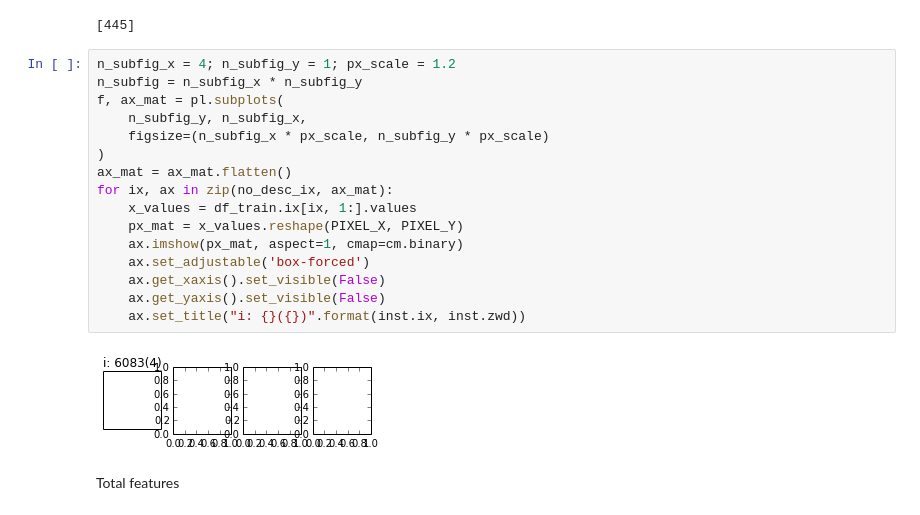
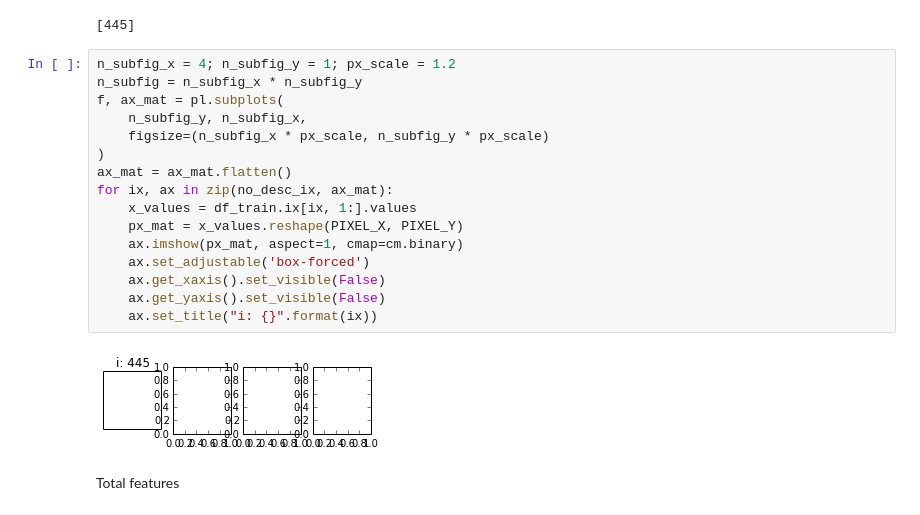
Before and after one commit to Rotceh/2013-ML-TeamProject, a Jupyter notebook: SIFT_instance_match_transform.ipynb, the cells around one changed output. Drawn from its saved outputs; the diff is of its cells as text.

```diff
--- a/SIFT_instance_match_transform.ipynb
+++ b/SIFT_instance_match_transform.ipynb
@@ -149,21 +155,21 @@ print(no_desc_ix)
 # %%
 n_subfig_x = 4; n_subfig_y = 1; px_scale = 1.2
 n_subfig = n_subfig_x * n_subfig_y
 f, ax_mat = pl.subplots(
     n_subfig_y, n_subfig_x,
     figsize=(n_subfig_x * px_scale, n_subfig_y * px_scale)
 )
 ax_mat = ax_mat.flatten()
 for ix, ax in zip(no_desc_ix, ax_mat):
     x_values = df_train.ix[ix, 1:].values
     px_mat = x_values.reshape(PIXEL_X, PIXEL_Y)
     ax.imshow(px_mat, aspect=1, cmap=cm.binary)
     ax.set_adjustable('box-forced')
     ax.get_xaxis().set_visible(False)
     ax.get_yaxis().set_visible(False)
-    ax.set_title("i: {}({})".format(inst.ix, inst.zwd))
+    ax.set_title("i: {}".format(ix))
 # %% [output]
-[figure, old version]
+[figure, new version]
 # %% [markdown]
 Total features
 # %%
```
Also changed, not shown: parts of 18 cells of this notebook, 1 other file.
